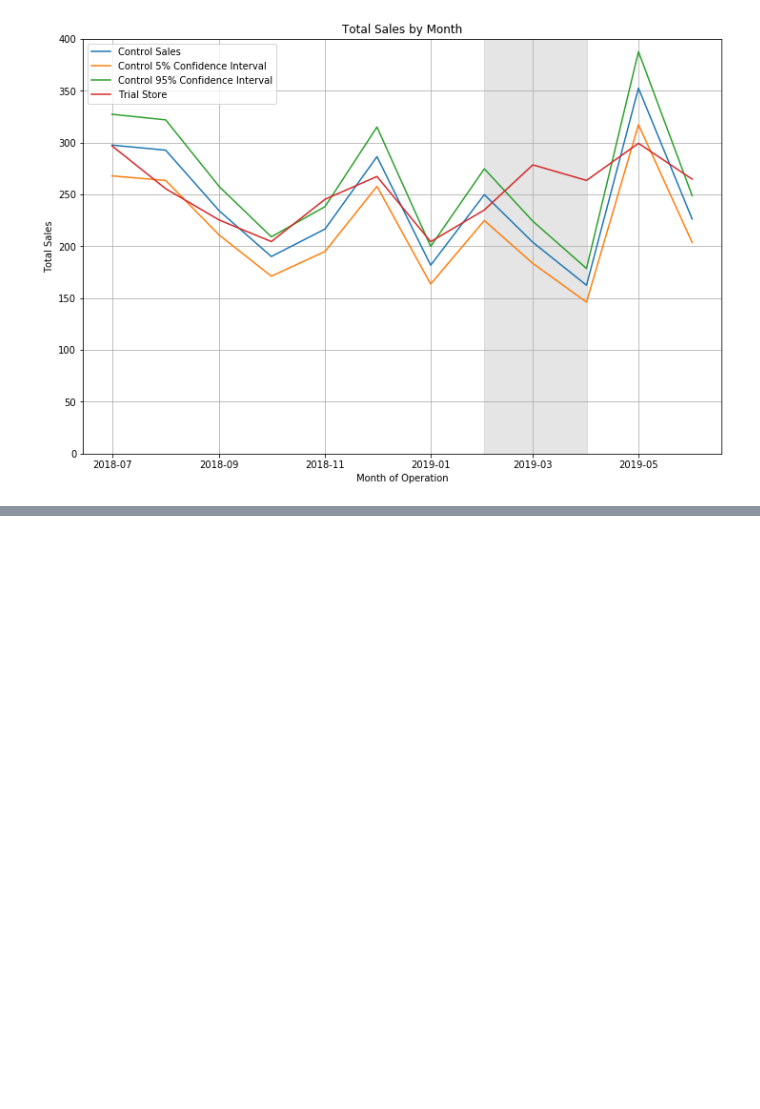
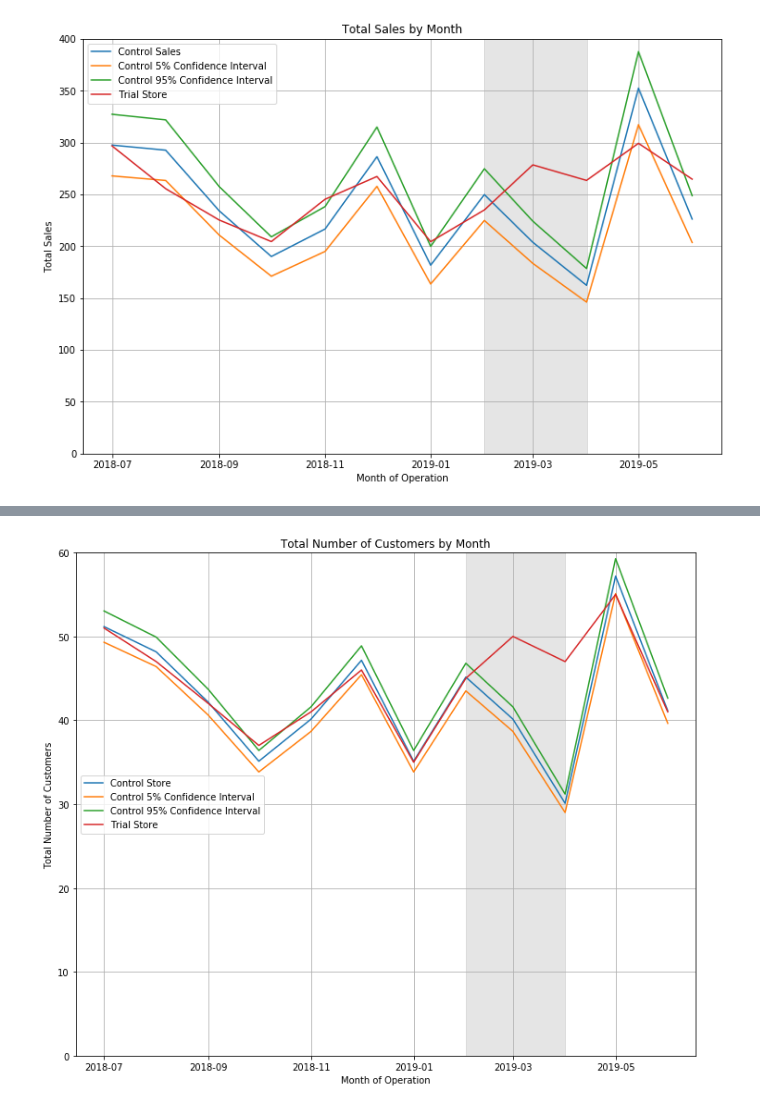
Before and after one commit to Johnson-a-hash/quantium-virtual-program, a Jupyter notebook: Quantium Module 2.ipynb, the cells around one changed output, grey strips where cells are left out. Drawn from its saved outputs; the diff is of its cells as text; code cells hidden in the pictures; blank space fills up the shorter version.

```diff
--- a/Quantium Module 2.ipynb
+++ b/Quantium Module 2.ipynb
@@ -979,0 +1005,3 @@ plt.show()
+# %%
+scaledControlCustomers['controlCustomers'] = scaledControlCustomers['nCustomers'] * scalingFactorCustomers
+scaledControlCustomers.head()
@@ -979,0 +1187,26 @@ plt.show()
+# %%
+# Let's embellish the plot
+
+# Make it bigger
+plt.figure(figsize = (12, 10))
+plt.plot(combineCustomers)
+
+# Set graph title and axis title
+plt.title('Total Number of Customers by Month')
+plt.xlabel('Month of Operation')
+plt.ylabel('Total Number of Customers')
+
+# Set legend
+plt.legend(['Control Store', 'Control 5% Confidence Interval', 'Control 95% Confidence Interval', 'Trial Store'], loc = 6)
+
+# Set new y-axis limit
+plt.ylim((0, 60))
+
+# Highlight trial period
+plt.axvspan(*mdates.datestr2num(['2019-02-01', '2019-04-01']), color = 'grey', alpha = 0.2)
+
+# Set grid
+plt.grid()
+plt.show()
+# %% [output]
+[figure, added]
```
Also changed, not shown: parts of 26 cells of this notebook.
